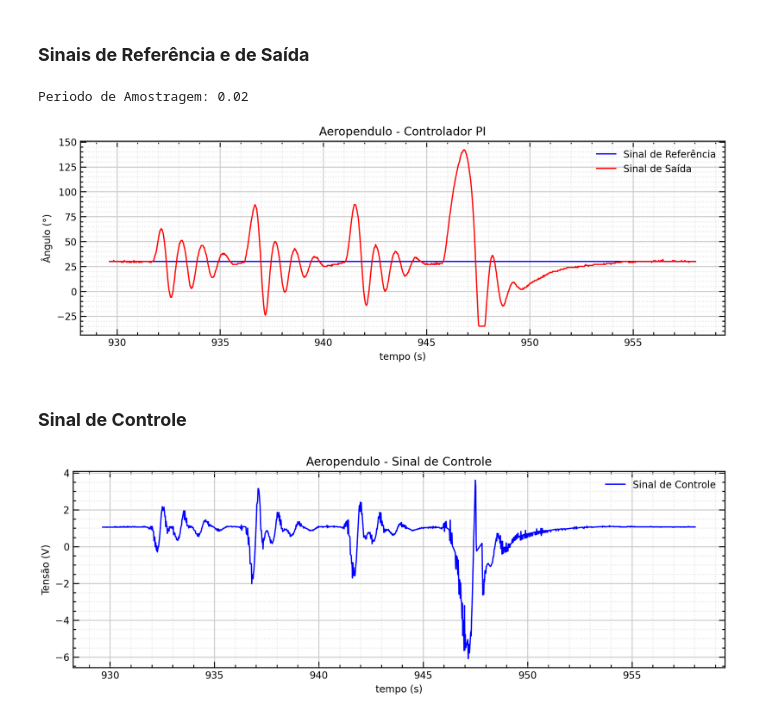
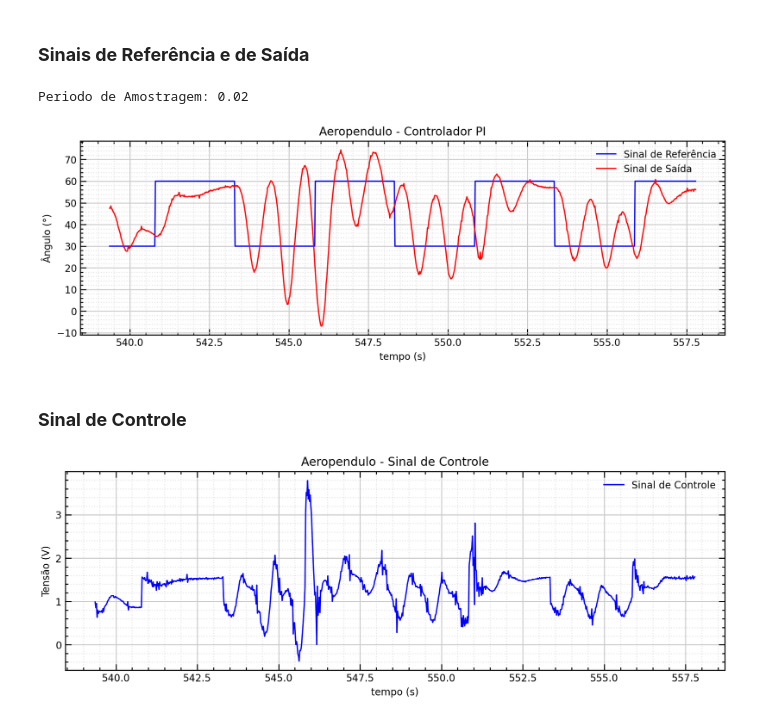
Before and after one commit to Oseiasdfarias/Projeto_Tcc_Oseias_Oficial, a Jupyter notebook: analise_de_sinais/Analise_sinais_01.ipynb, the cells around one changed output. Saved outputs shown, nothing was run; the diff lists cells and outputs as text; code cells hidden in the pictures.

```diff
--- a/analise_de_sinais/Analise_sinais_01.ipynb
+++ b/analise_de_sinais/Analise_sinais_01.ipynb
@@ -17,7 +17,7 @@ plt.rc('ytick', labelsize=10)
 # %% [markdown]
 **Importando as bibliotecas usadas para a análise**
 # %%
-dados_malha_aberta = pd.read_csv("../interface_aeropendulo/interface/dados_de_ensaio/arquivo_4_6_2023_0_51_12.csv",
-                                 header = None, sep=',').values
+file = "../interface_aeropendulo/interface/dados_de_ensaio/arquivo_7_6_2023_20_39_55.csv"
+dados_malha_aberta = pd.read_csv(file, header=None, sep=',').values
 dados_malha_aberta
 # %% [output]
@@ -54,32 +63,32 @@ sinal_controle = np.array(dados_malha_aberta[:,4])
 # %%
 Ts = 0.02
 print('\nPeriodo de Amostragem:', Ts)
 
 
 plt.figure(figsize=(12, 8))
 plt.subplot(211)
-plt.plot(tempo[500:], sinal_ref[500:], c = 'b', lw=1.3, label = "Sinal de Referência")
-plt.plot(tempo[500:], sinal_saida[500:], c = 'r', lw=1.3, label = "Sinal de Saída")
+plt.plot(tempo[50:], sinal_ref[50:], c = 'b', lw=1.3, label = "Sinal de Referência")
+plt.plot(tempo[50:], sinal_saida[50:], c = 'r', lw=1.3, label = "Sinal de Saída")
 
 plt. title('Aeropendulo - Controlador PI', fontsize=12)
 plt.ylabel('Ângulo (°)', fontsize=10)
 plt.xlabel('tempo (s)', fontsize=10)
 plt.legend(fontsize=10)
 
 plt.grid(which='both')
 plt.grid(which='major', color='#CCCCCC', linestyle='-', alpha=1)
 plt.grid(which='minor', color='#CCCCCC', linestyle=':', alpha=0.5)
 
 plt.show()
 # %% [output]
 Periodo de Amostragem: 0.02
-[figure, old version]
+[figure, new version]
 # %% [markdown]
 ### **Sinal de Controle**
 # %%
 plt.figure(figsize=(12, 8))
 plt.subplot(212)
-plt.plot(tempo[500:], sinal_controle[500:], c = 'b', lw=1.3, label = "Sinal de Controle")
+plt.plot(tempo[50:], sinal_controle[50:], c = 'b', lw=1.3, label = "Sinal de Controle")
 
 plt. title('Aeropendulo - Sinal de Controle', fontsize=12)
 plt.ylabel('Tensão (V)', fontsize=10)
@@ -92,4 +101,4 @@ plt.grid(which='minor', color='#CCCCCC', linestyle=':', alpha=0.5)
 
 plt.show()
 # %% [output]
-[figure, old version]
+[figure, new version]
```
Also changed, not shown: parts of 2 cells of this notebook.
